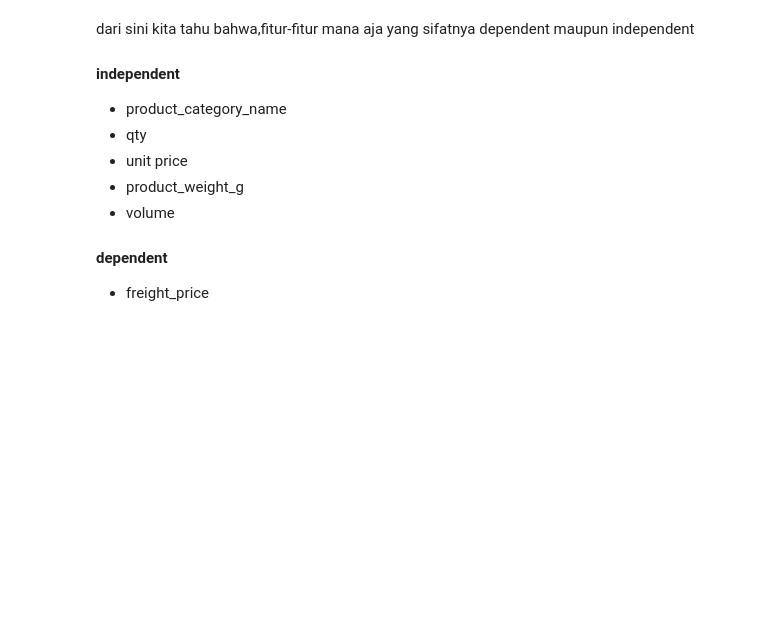
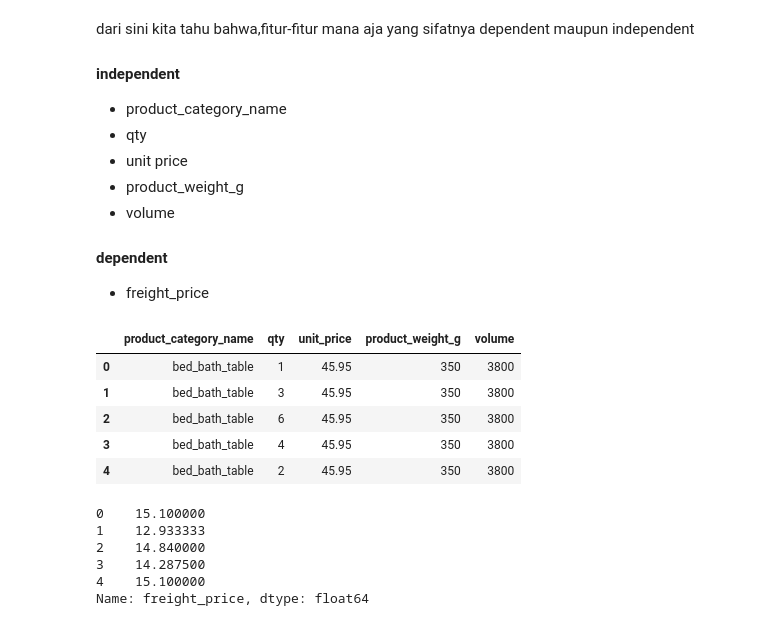
Before and after one commit to kayabaakihiko13/Project-Base-Narisio, a Jupyter notebook: main.ipynb, the cells around one changed output. Cells and saved outputs as stored; diff of their text form; code cells hidden in the pictures; blank space fills up the shorter version.

```diff
--- a/main.ipynb
+++ b/main.ipynb
@@ -225,3 +225,23 @@ dari sini kita tahu bahwa,fitur-fitur mana aja yang sifatnya dependent maupun in
 
 #### dependent
  - freight_price
+# %%
+X = df[["product_category_name","qty","unit_price","product_weight_g","volume"]]
+y = df["freight_price"]
+X.head()
+# %% [output]
+|  | product_category_name | qty | unit_price | product_weight_g | volume |
+| 0 | bed_bath_table | 1 | 45.95 | 350 | 3800 |
+| 1 | bed_bath_table | 3 | 45.95 | 350 | 3800 |
+| 2 | bed_bath_table | 6 | 45.95 | 350 | 3800 |
+| 3 | bed_bath_table | 4 | 45.95 | 350 | 3800 |
+| 4 | bed_bath_table | 2 | 45.95 | 350 | 3800 |
+# %%
+y.head()
+# %% [output]
+0    15.100000
+1    12.933333
+2    14.840000
+3    14.287500
+4    15.100000
+Name: freight_price, dtype: float64
```
